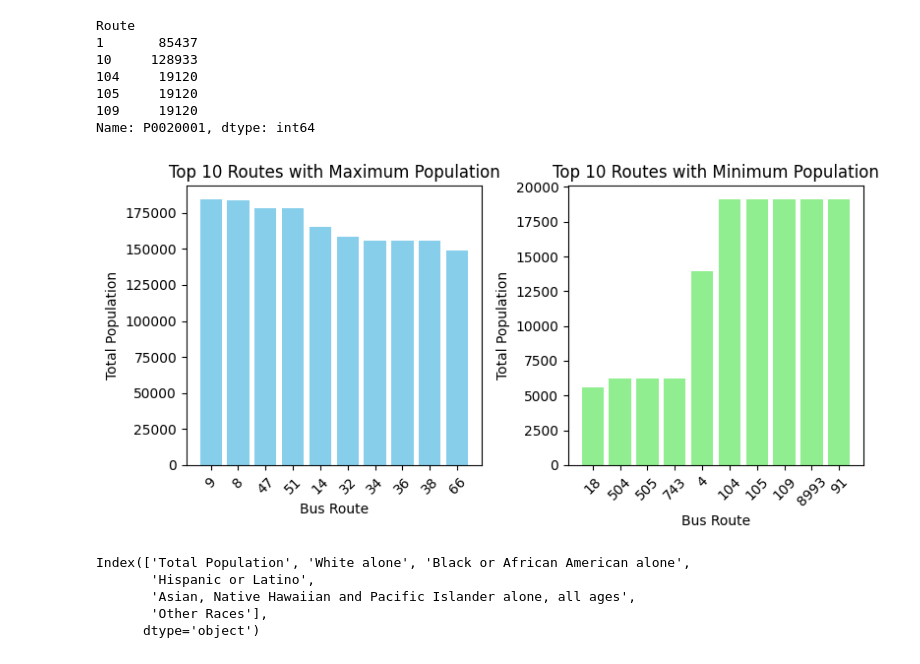
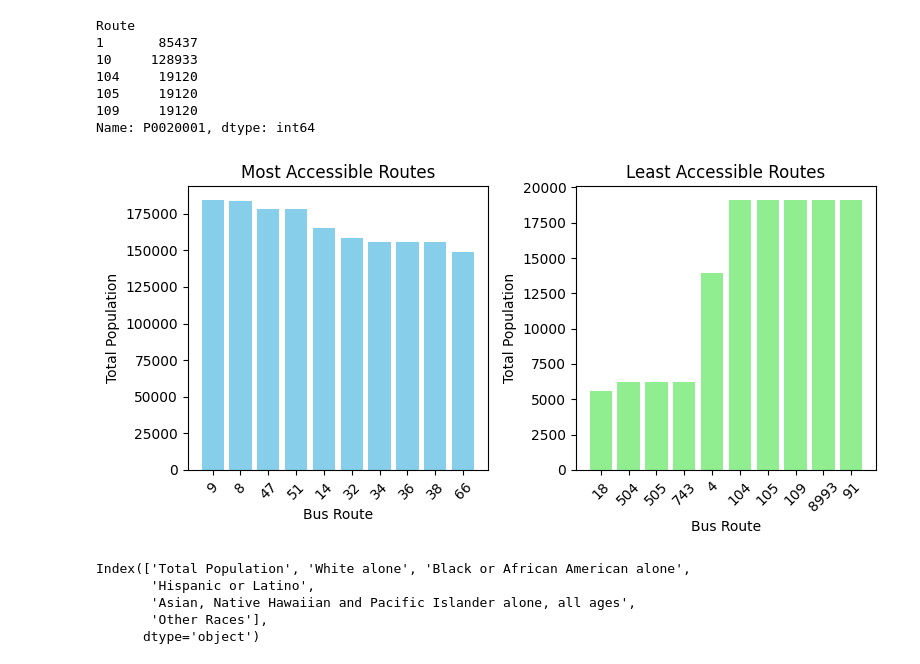
Before and after one commit to BU-Spark/ds-boston-transit-performance, a Jupyter notebook: fa23-team-c/BaseQuestion3_Visualizations.ipynb, the cells around one changed output. Cells and saved outputs as stored; diff of their text form; code cells hidden in the pictures.

Commit message:
adding new figures

```diff
--- a/fa23-team-c/BaseQuestion3_Visualizations.ipynb
+++ b/fa23-team-c/BaseQuestion3_Visualizations.ipynb
@@ -4,8 +4,8 @@ import numpy as np
 import matplotlib.pyplot as plt
 import seaborn as sns
 # %%
-bus_routes_df = pd.read_csv('RoutesToNeighbourhoods.csv')
-census_data = pd.read_csv('census_data.csv')
+bus_routes_df = pd.read_csv('data/RoutesToNeighbourhoods.csv')
+census_data = pd.read_csv('data/census_data.csv')
 # %%
 bus_routes_df=bus_routes_df.drop(columns="Unnamed: 0")
 # %%
@@ -98,25 +98,25 @@ top_routes_min_population = grouped_data.nsmallest(10)
 # %%
 fig, axes = plt.subplots(nrows=1, ncols=2, figsize=(8, 4))
 
 # Plotting top 10 routes with maximum population
 axes[0].bar(top_routes_max_population.index, top_routes_max_population.values, color='skyblue')
-axes[0].set_title('Top 10 Routes with Maximum Population')
+axes[0].set_title('Most Accessible Routes')
 axes[0].set_xlabel('Bus Route')
 axes[0].set_ylabel('Total Population')
 axes[0].tick_params(axis='x', rotation=45)
 
 # Plotting top 10 routes with minimum population
 axes[1].bar(top_routes_min_population.index, top_routes_min_population.values, color='lightgreen')
-axes[1].set_title('Top 10 Routes with Minimum Population')
+axes[1].set_title('Least Accessible Routes')
 axes[1].set_xlabel('Bus Route')
 axes[1].set_ylabel('Total Population')
 axes[1].tick_params(axis='x', rotation=45)
 
 # Adjust layout and display the plots
 plt.tight_layout()
 plt.show()
 # %% [output]
-[figure, old version]
+[figure, new version]
 # %%
 grouped_data1 = merged_df.groupby('Route').agg({
     'P0020001': 'sum',  # Total population
```
Also changed, not shown: parts of 5 cells of this notebook, 3 other files.
